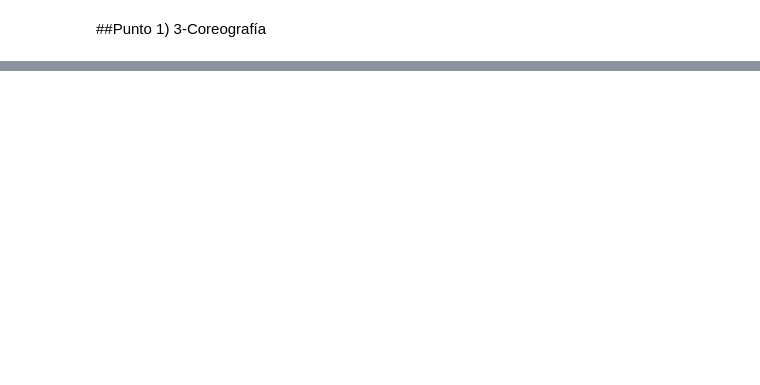
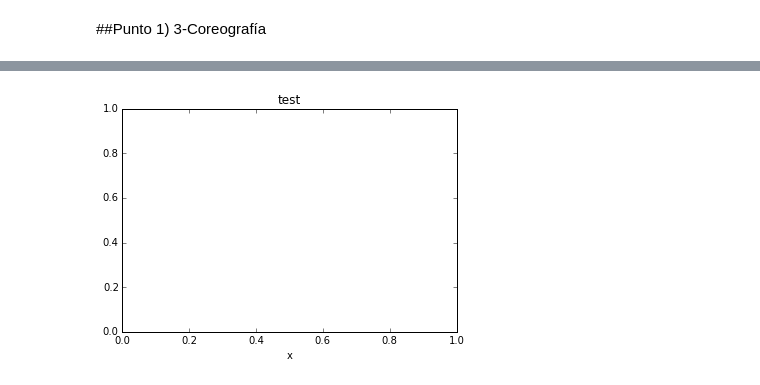
Before and after one commit to ArturoVelasquez/MC-1, a Jupyter notebook: Tareas/HW5/HW5.ipynb, the cells around one changed output, grey strips where cells are left out. Drawn from its saved outputs; the diff is of its cells as text; code cells hidden in the pictures; blank space fills up the shorter version.

```diff
--- a/Tareas/HW5/HW5.ipynb
+++ b/Tareas/HW5/HW5.ipynb
@@ -151,0 +184,19 @@ aaa[:,0][:,1][0]
+# %%
+import matplotlib.animation as animation
+
+def update_line(num, data, line):
+    line.set_data(data[...,:num])
+    return line,
+
+fig1 = plt.figure()
+
+data = np.random.rand(2, 25)
+l, = plt.plot([], [], 'r-')
+plt.xlim(0, 1)
+plt.ylim(0, 1)
+plt.xlabel('x')
+plt.title('test')
+line_ani = animation.FuncAnimation(fig1, update_line, 25, fargs=(data, l),
+    interval=50, blit=True)
+# %% [output]
+[figure, added]
```
Also changed, not shown: parts of 26 cells of this notebook.
